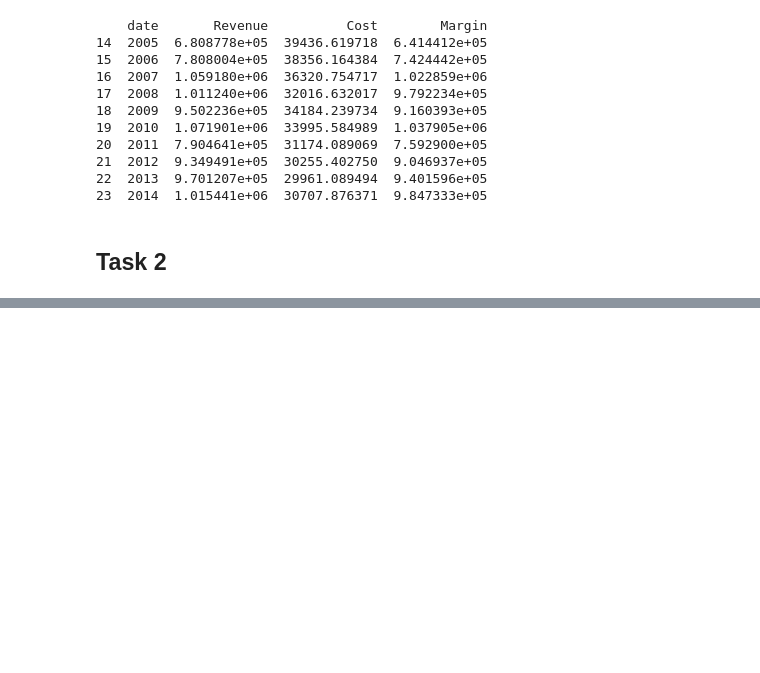
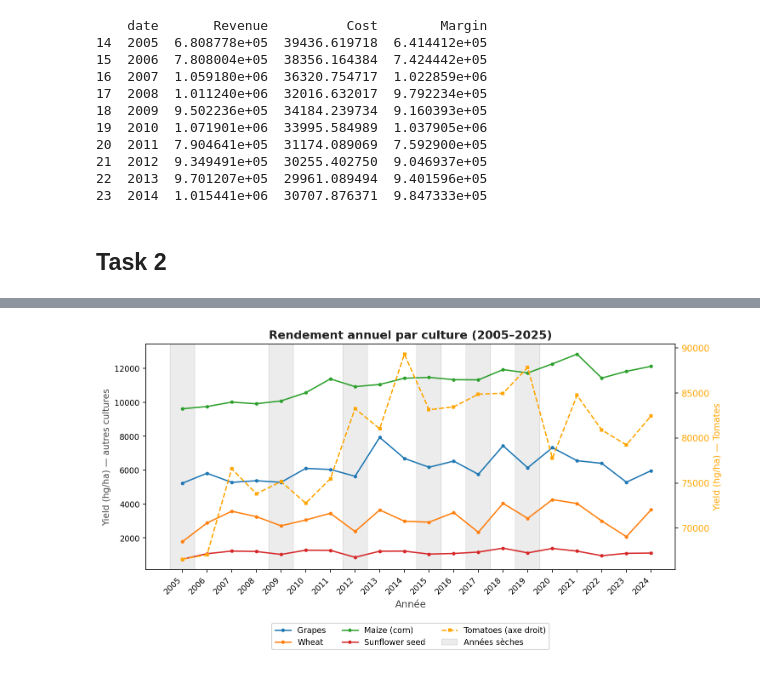
Before and after one commit to lochardi/GreenFinance, a Jupyter notebook: main.ipynb, the cells around one changed output, grey strips where cells are left out. Drawn from its saved outputs; the diff is of its cells as text; code cells hidden in the pictures; blank space fills up the shorter version.

```diff
--- a/main.ipynb
+++ b/main.ipynb
@@ -235,0 +371,59 @@ print(flows.head(10))
+# %%
+import matplotlib.pyplot as plt
+import matplotlib.patches as mpatches
+
+crops_left = {
+    "Grapes": grapes,
+    "Wheat": wheat,
+    "Maize (corn)": maize,
+    "Sunflower seed": sunflower,
+}
+
+dry_years = [2005, 2009, 2012, 2015, 2017, 2019]
+
+fig, ax1 = plt.subplots(figsize=(10, 5), dpi=150)
+ax2 = ax1.twinx()
+
+# Bandes grises pour années sèches (en arrière-plan)
+for yr in dry_years:
+    ax1.axvspan(yr - 0.5, yr + 0.5, color="gray", alpha=0.15, zorder=0)
+
+# Cultures sur axe gauche
+for name, df_crop in crops_left.items():
+    df_filtered = df_crop[df_crop["date"] >= 2005].dropna(subset=["Yield"])
+    ax1.plot(df_filtered["date"], df_filtered["Yield"], marker="o", markersize=3, linewidth=1.5, label=name)
+
+# Tomates sur axe droit
+df_tom = tomatoes[tomatoes["date"] >= 2005].dropna(subset=["Yield"])
+ax2.plot(df_tom["date"], df_tom["Yield"], marker="s", markersize=3, linewidth=1.5,
+         color="orange", linestyle="--", label="Tomatoes (axe droit)")
+
+# Ticks années entières
+all_years = sorted(grapes[grapes["date"] >= 2005]["date"].unique())
+ax1.set_xticks(all_years)
+ax1.set_xticklabels(all_years, rotation=45, ha="right", fontsize=8)
+
+# Axes
+ax1.set_xlabel("Année", fontsize=11, color="#444")
+ax1.set_ylabel("Yield (hg/ha) — autres cultures", fontsize=10, color="#444")
+ax2.set_ylabel("Yield (hg/ha) — Tomates", fontsize=10, color="orange")
+ax2.tick_params(axis="y", labelcolor="orange")
+
+ax1.set_title("Rendement annuel par culture (2005–2025)", fontsize=13, fontweight="bold", color="#222")
+
+# Légende combinée — placée en dehors du graphique, en bas
+dry_patch = mpatches.Patch(color="gray", alpha=0.15, label="Années sèches")
+lines1, labels1 = ax1.get_legend_handles_labels()
+lines2, labels2 = ax2.get_legend_handles_labels()
+ax1.legend(lines1 + lines2 + [dry_patch], labels1 + labels2 + ["Années sèches"], fontsize=9, framealpha=0.9,
+           loc="upper center", bbox_to_anchor=(0.5, -0.22), ncol=3)
+
+ax1.tick_params(labelsize=9)
+for spine in ax1.spines.values():
+    spine.set_edgecolor("#dddddd")
+
+plt.tight_layout()
+plt.subplots_adjust(bottom=0.22)
+plt.show()
+# %% [output]
+[figure, added]
```
Also changed, not shown: parts of 4 cells of this notebook.
